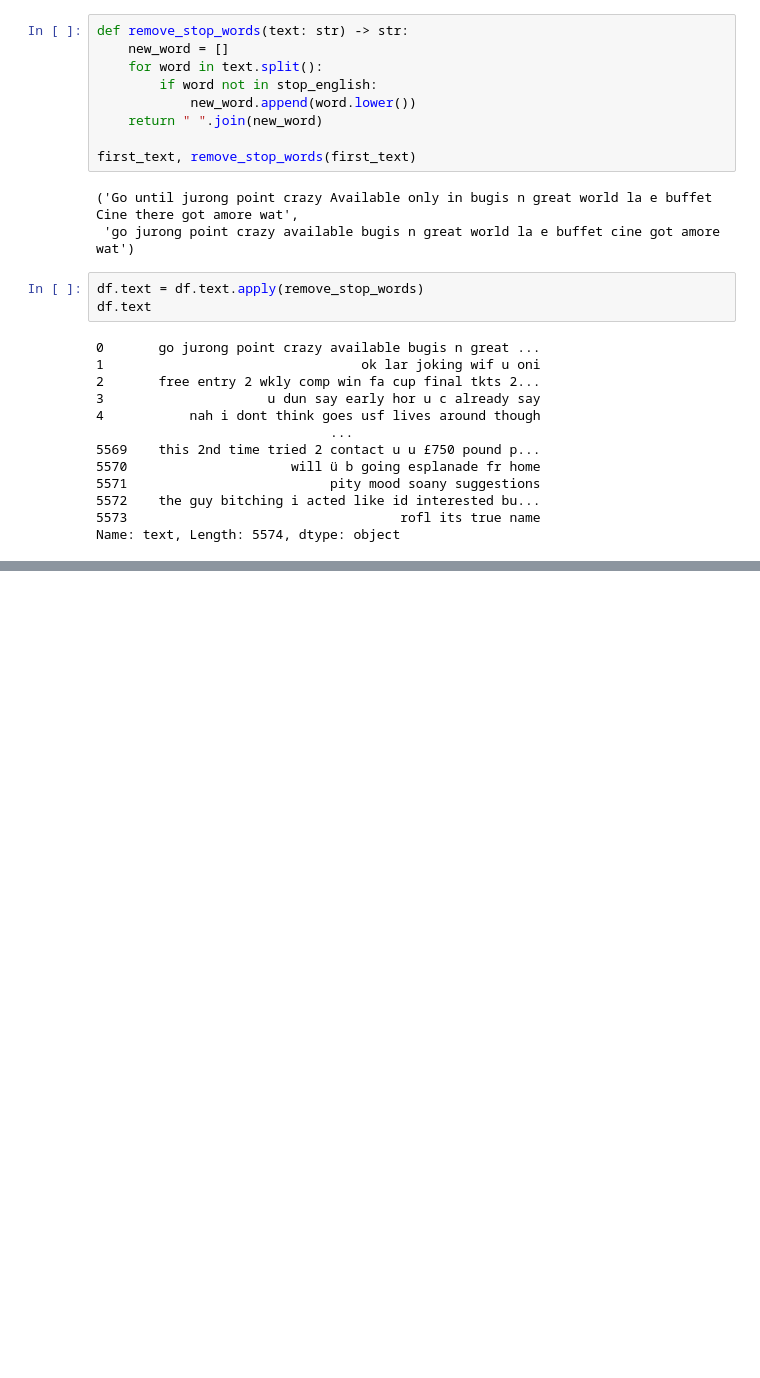
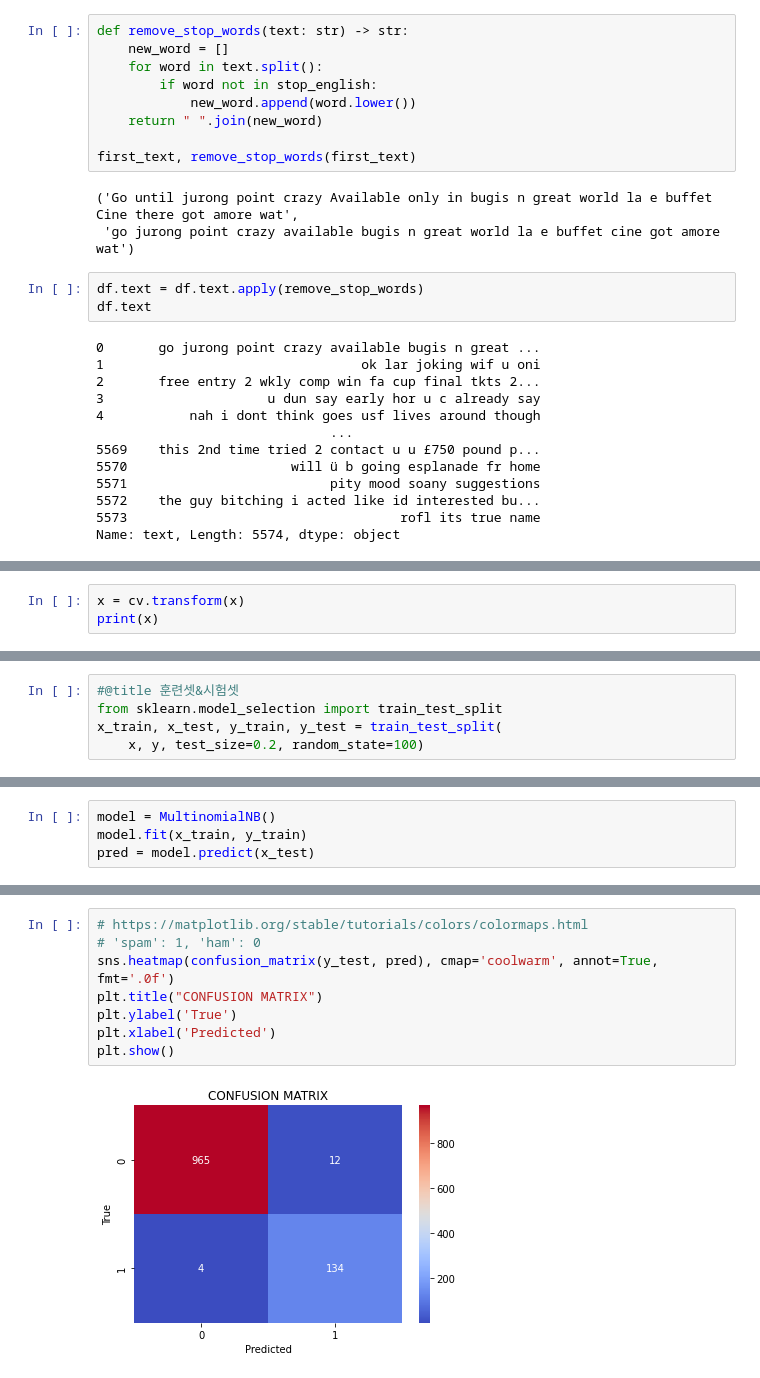
Before and after one commit to sinchanyong/chanyong, a Jupyter notebook: 20221110_ML_NaiveBayes_실습.ipynb, the cells around one changed output, grey strips where cells are left out. Cells and saved outputs as stored; diff of their text form; blank space fills up the shorter version.

```diff
--- a/20221110_ML_NaiveBayes_실습.ipynb
+++ b/20221110_ML_NaiveBayes_실습.ipynb
@@ -193,0 +419,3 @@ Name: text, Length: 5574, dtype: object
+# %%
+x = cv.transform(x)
+print(x)
@@ -193,0 +440,5 @@ Name: text, Length: 5574, dtype: object
+# %%
+#@title 훈련셋&시험셋
+from sklearn.model_selection import train_test_split
+x_train, x_test, y_train, y_test = train_test_split(
+    x, y, test_size=0.2, random_state=100)
@@ -193,0 +448,4 @@ Name: text, Length: 5574, dtype: object
+# %%
+model = MultinomialNB()
+model.fit(x_train, y_train)
+pred = model.predict(x_test)
@@ -193,0 +466,10 @@ Name: text, Length: 5574, dtype: object
+# %%
+# https://matplotlib.org/stable/tutorials/colors/colormaps.html
+# 'spam': 1, 'ham': 0
+sns.heatmap(confusion_matrix(y_test, pred), cmap='coolwarm', annot=True, fmt='.0f')
+plt.title("CONFUSION MATRIX")
+plt.ylabel('True')
+plt.xlabel('Predicted')
+plt.show()
+# %% [output]
+[figure, added]
```
Also changed, not shown: parts of 28 cells of this notebook.
